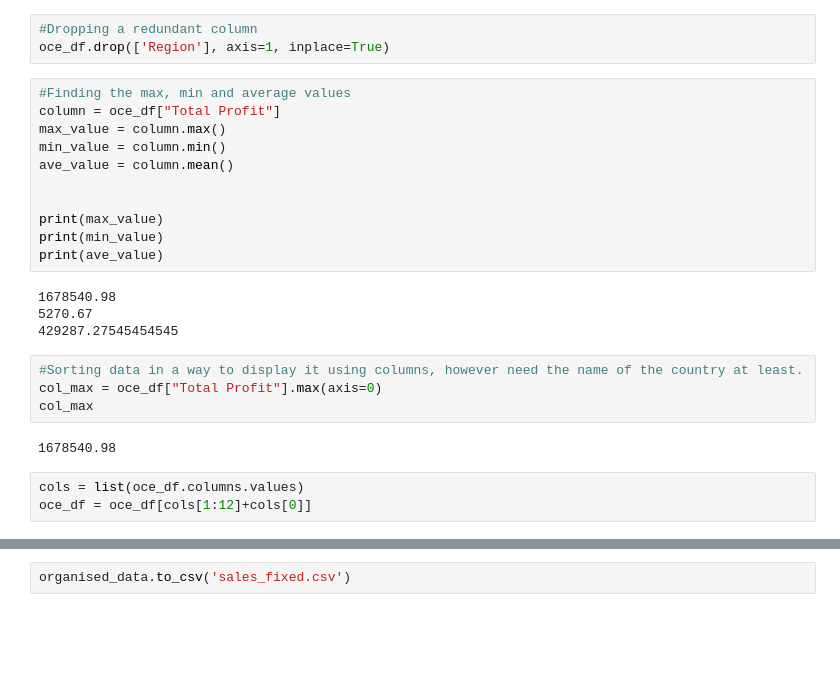
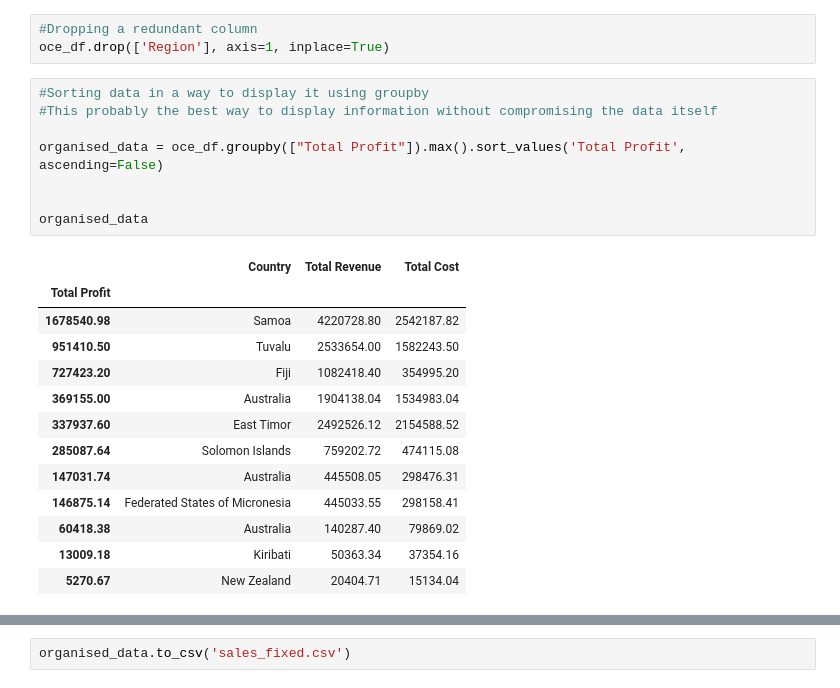
Before and after one commit to shimossa/ISYS5002_Assignment_One, a Jupyter notebook: ISYS5002_ELP_2021_20484040.ipynb, the cells around one changed output, grey strips where cells are left out. Drawn from its saved outputs; the diff is of its cells as text; blank space fills up the shorter version.

```diff
--- a/ISYS5002_ELP_2021_20484040.ipynb
+++ b/ISYS5002_ELP_2021_20484040.ipynb
@@ -193,27 +233,25 @@ oce_df
 # %%
 #Dropping a redundant column
 oce_df.drop(['Region'], axis=1, inplace=True)
-# %%
-#Finding the max, min and average values
-column = oce_df["Total Profit"]
-max_value = column.max()
-min_value = column.min()
-ave_value = column.mean()
-
-
-print(max_value)
-print(min_value)
-print(ave_value)
-# %% [output]
-1678540.98
-5270.67
-429287.27545454545
 # %%
-#Sorting data in a way to display it using columns, however need the name of the country at least.
-col_max = oce_df["Total Profit"].max(axis=0)
-col_max
+#Sorting data in a way to display it using groupby
+#This probably the best way to display information without compromising the data itself
+
+organised_data = oce_df.groupby(["Total Profit"]).max().sort_values('Total Profit', ascending=False)
+
+
+organised_data
 # %% [output]
-1678540.98
+|  | Country | Total Revenue | Total Cost |
+| Total Profit |  |  |  |
+| 1678540.98 | Samoa | 4220728.80 | 2542187.82 |
+| 951410.50 | Tuvalu | 2533654.00 | 1582243.50 |
+| 727423.20 | Fiji | 1082418.40 | 354995.20 |
+| 369155.00 | Australia | 1904138.04 | 1534983.04 |
+| 337937.60 | East Timor | 2492526.12 | 2154588.52 |
+| 285087.64 | Solomon Islands | 759202.72 | 474115.08 |
+| 147031.74 | Australia | 445508.05 | 298476.31 |
+| 146875.14 | Federated States of Micronesia | 445033.55 | 298158.41 |
+| 60418.38 | Australia | 140287.40 | 79869.02 |
+| 13009.18 | Kiribati | 50363.34 | 37354.16 |
+| 5270.67 | New Zealand | 20404.71 | 15134.04 |
-# %%
-cols = list(oce_df.columns.values)
-oce_df = oce_df[cols[1:12]+cols[0]]
```
Also changed, not shown: parts of 14 cells of this notebook.
